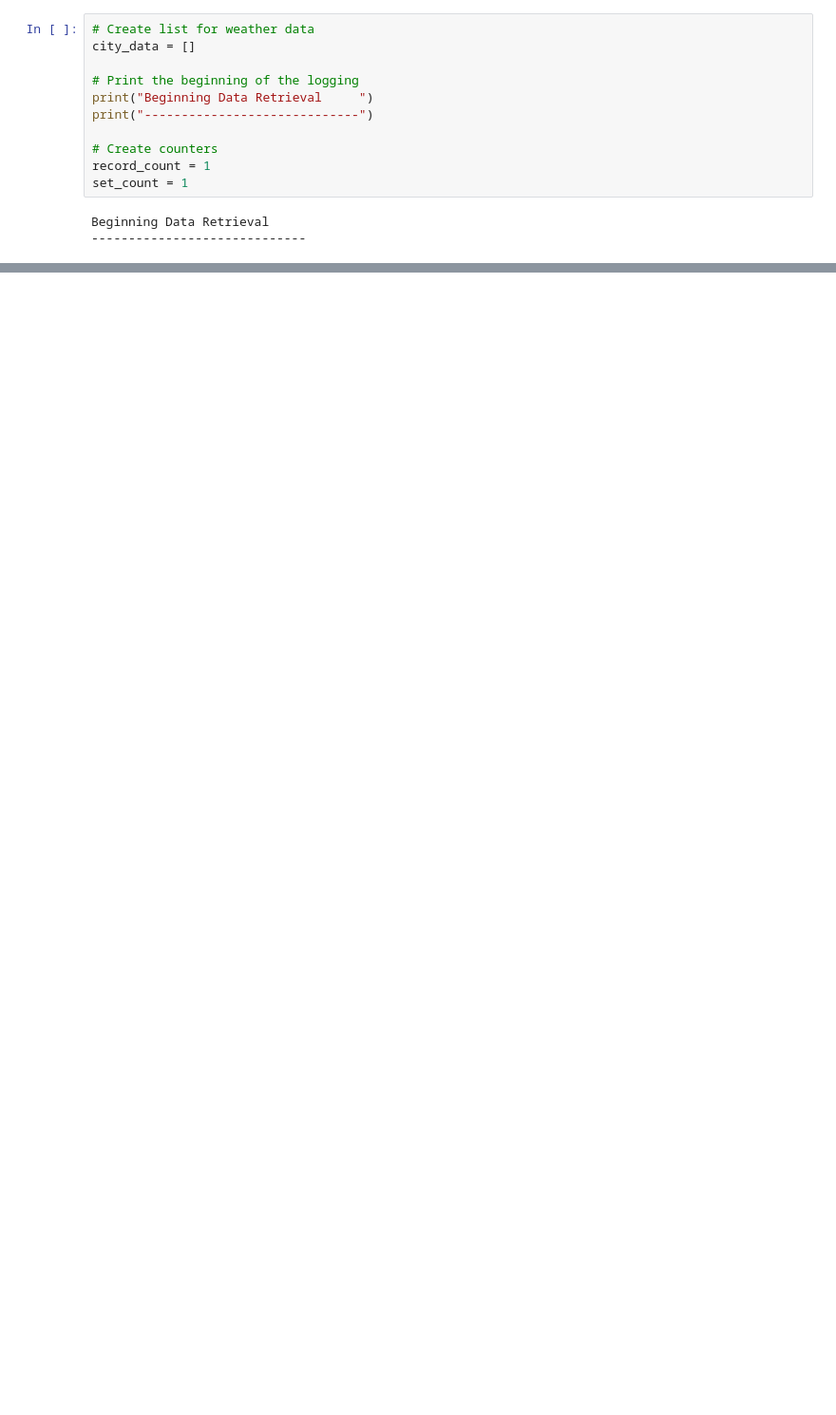
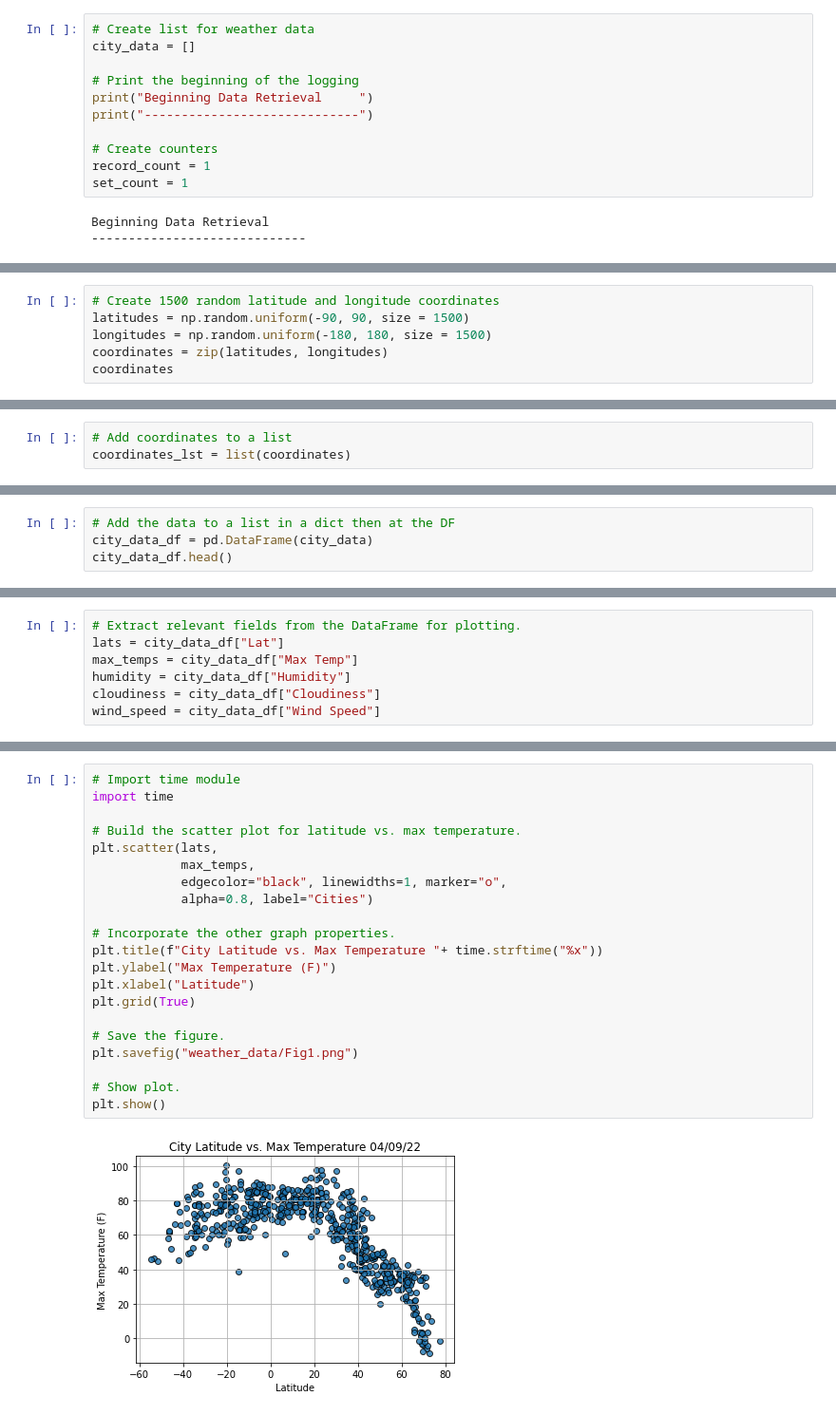
Before and after one commit to abramscris/World_Weather_Analysis, a Jupyter notebook: WeatherPy.ipynb, the cells around one changed output, grey strips where cells are left out. Shown at 95% size. Cells and saved outputs as stored; diff of their text form; blank space fills up the shorter version.

```diff
--- a/WeatherPy.ipynb
+++ b/WeatherPy.ipynb
@@ -28,0 +31,6 @@ Beginning Data Retrieval
+# %%
+# Create 1500 random latitude and longitude coordinates
+latitudes = np.random.uniform(-90, 90, size = 1500)
+longitudes = np.random.uniform(-180, 180, size = 1500)
+coordinates = zip(latitudes, longitudes)
+coordinates
@@ -28,0 +39,3 @@ Beginning Data Retrieval
+# %%
+# Add coordinates to a list
+coordinates_lst = list(coordinates)
@@ -28,0 +138,4 @@ Beginning Data Retrieval
+# %%
+# Add the data to a list in a dict then at the DF
+city_data_df = pd.DataFrame(city_data)
+city_data_df.head()
@@ -28,0 +154,7 @@ Beginning Data Retrieval
+# %%
+# Extract relevant fields from the DataFrame for plotting.
+lats = city_data_df["Lat"]
+max_temps = city_data_df["Max Temp"]
+humidity = city_data_df["Humidity"]
+cloudiness = city_data_df["Cloudiness"]
+wind_speed = city_data_df["Wind Speed"]
@@ -28,0 +169,23 @@ Beginning Data Retrieval
+# %%
+# Import time module
+import time
+
+# Build the scatter plot for latitude vs. max temperature.
+plt.scatter(lats,
+            max_temps,
+            edgecolor="black", linewidths=1, marker="o",
+            alpha=0.8, label="Cities")
+
+# Incorporate the other graph properties.
+plt.title(f"City Latitude vs. Max Temperature "+ time.strftime("%x"))
+plt.ylabel("Max Temperature (F)")
+plt.xlabel("Latitude")
+plt.grid(True)
+
+# Save the figure.
+plt.savefig("weather_data/Fig1.png")
+
+# Show plot.
+plt.show()
+# %% [output]
+[figure, added]
```
Also changed, not shown: parts of 19 cells of this notebook, 13 other files.
